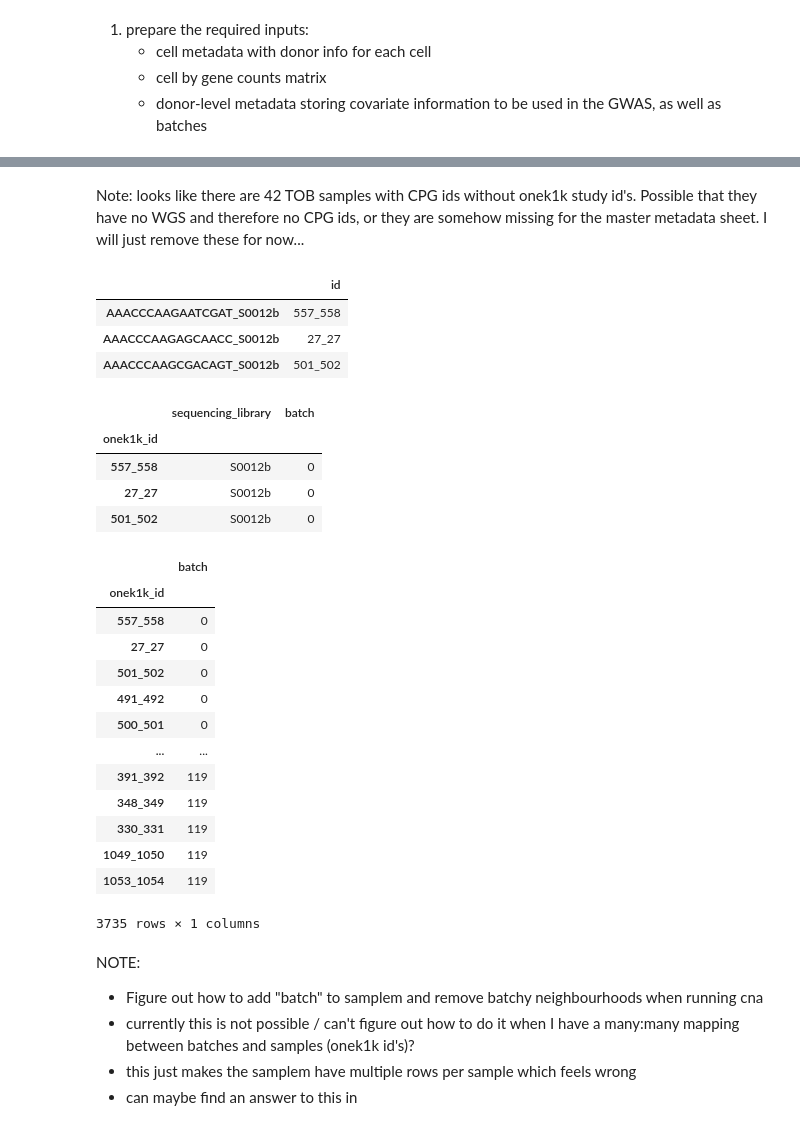
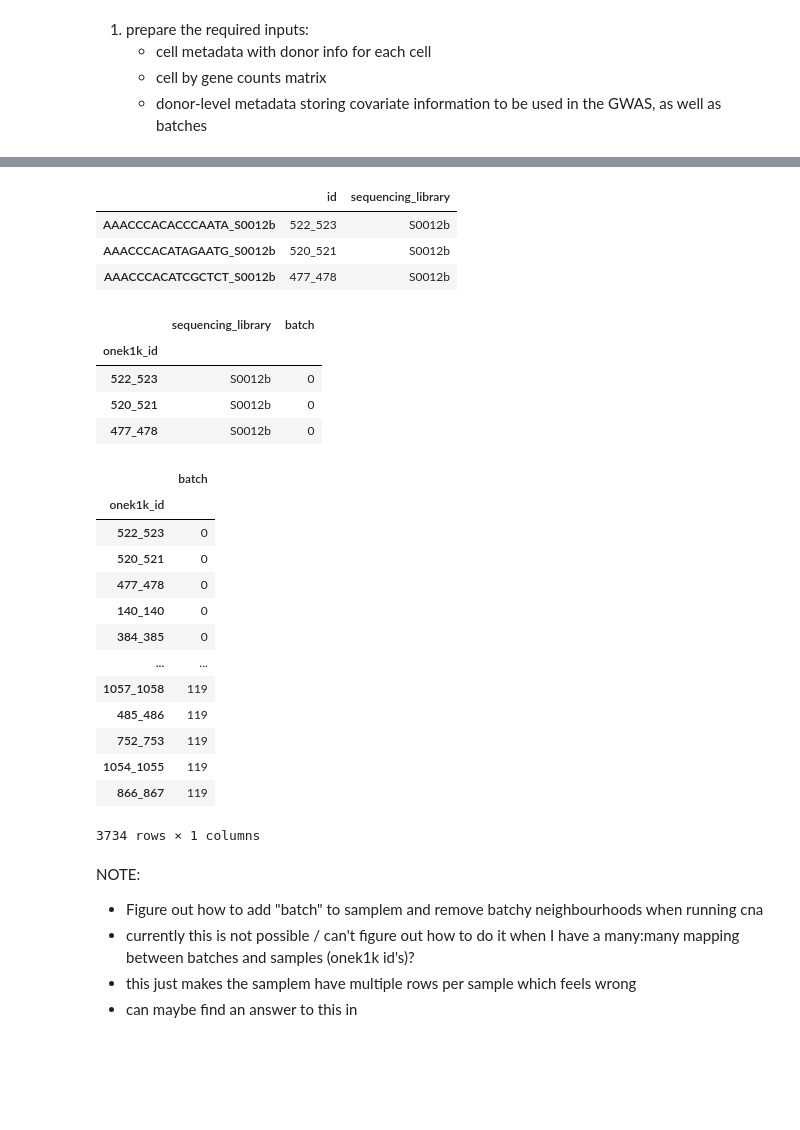
Before and after one commit to powellgenomicslab/tenk10k_phase1, a Jupyter notebook: cell_state_abundance_qtl/01_data_prep.ipynb, the cells around one changed output, grey strips where cells are left out. Cells and saved outputs as stored; diff of their text form; code cells hidden in the pictures; blank space fills up the shorter version.

```diff
--- a/cell_state_abundance_qtl/01_data_prep.ipynb
+++ b/cell_state_abundance_qtl/01_data_prep.ipynb
@@ -15,6 +15,11 @@ np.random.seed(0)
 outdir = (
     "/directflow/SCCGGroupShare/projects/blabow/tenk10k_phase1/data_processing/csa_qtl"
 )
+
+# filter just NK cells for the practice run, these had 3 significant loci identified in the GeNA paper
+celltype = (
+    "NK"
+)
 # %% [markdown]
 1. prepare the required inputs:
     * cell metadata with donor info for each cell
@@ -24,12 +29,14 @@ outdir = (
 # read in the latest tenk cohort
 adata = sc.read(
     "/directflow/SCCGGroupShare/projects/blabow/tenk10k_phase1/data_processing/scanpy/output/integrated_objects/240_libraries/240_libraries_concatenated_harmony_leiden_filtered_reanalysed.h5ad",
-    backed='r'
+    cache=True
 )
-# NOTE: reading in backed mode is 100x faster although I can't modify the object
+# NOTE: reading in backed mode is 100x faster although I can't modify the object, also uses way less memory
+#           although it makes some things much slower or impossible
 # NOTE: can also try out "caching" the h5ad for faster read times as well??
-
-## Currently we have only TOB genotypes available on brenner
-# filter for just TOB to do a practice run
-adata = adata[adata.obs["cohort"] == "TOB"]
-### ^^ Remove this when I want to do analysis for Bioheart
+# %%
+## Currently we have only TOB genotypes available on brenner
+# filter for just TOB to do a practice run, get just NK cells
+adata = adata[(adata.obs["cohort"] == "TOB") & (adata.obs["wg2_scpred_prediction"] == celltype)]
+### ^^ Remove this when I want to do analysis for Bioheart
+adata
@@ -44,16 +59,17 @@ with pd.option_context('display.max_columns', None):
-# %% [markdown]
-Note: looks like there are 42 TOB samples with CPG ids without onek1k study id's. Possible that they have no WGS and therefore no CPG ids, or they are somehow missing for the master metadata sheet. I will just remove these for now...
 # %%
-cell_meta = adata.obs[["onek1k_id"]].set_index(adata.obs.index).rename(columns={"onek1k_id": "id"})
+cell_meta = adata.obs[["onek1k_id", "sequencing_library"]].set_index(adata.obs.index).rename(columns={"onek1k_id": "id"})
 cell_meta.to_csv(f"{outdir}/data/cell_meta.csv")
 display(cell_meta.head(3))
 # %% [output]
-|  | id |
-| AAACCCAAGAATCGAT_S0012b | 557_558 |
-| AAACCCAAGAGCAACC_S0012b | 27_27 |
-| AAACCCAAGCGACAGT_S0012b | 501_502 |
+|  | id | sequencing_library |
+| AAACCCACACCCAATA_S0012b | 522_523 | S0012b |
+| AAACCCACATAGAATG_S0012b | 520_521 | S0012b |
+| AAACCCACATCGCTCT_S0012b | 477_478 | S0012b |
 # %%
 # get seq library to cpg id mapping - use this to remove batchy neighbourhoods later on
+# I recode the sequencing library to numeric categories so it can go in samplem
+# TODO: still need to figure out how to handle the fact that each sample is in multiple "batches"
+
 sequencing_library_mapping = adata.obs[
     ["onek1k_id", "sequencing_library"]
 ].drop_duplicates()
@@ -70,23 +86,23 @@ sequencing_library_mapping.to_csv(f"{outdir}/data/sequencing_library_mapping.csv
 # %% [output]
 |  | sequencing_library | batch |
 | onek1k_id |  |  |
-| 557_558 | S0012b | 0 |
-| 27_27 | S0012b | 0 |
-| 501_502 | S0012b | 0 |
+| 522_523 | S0012b | 0 |
+| 520_521 | S0012b | 0 |
+| 477_478 | S0012b | 0 |
 |  | batch |
 | onek1k_id |  |
-| 557_558 | 0 |
-| 27_27 | 0 |
-| 501_502 | 0 |
-| 491_492 | 0 |
-| 500_501 | 0 |
+| 522_523 | 0 |
+| 520_521 | 0 |
+| 477_478 | 0 |
+| 140_140 | 0 |
+| 384_385 | 0 |
 | ... | ... |
-| 391_392 | 119 |
-| 348_349 | 119 |
-| 330_331 | 119 |
-| 1049_1050 | 119 |
-| 1053_1054 | 119 |
+| 1057_1058 | 119 |
+| 485_486 | 119 |
+| 752_753 | 119 |
+| 1054_1055 | 119 |
+| 866_867 | 119 |
-3735 rows × 1 columns
+3734 rows × 1 columns
 # %% [markdown]
  NOTE:
  * Figure out how to add "batch" to samplem and remove batchy neighbourhoods when running cna
```
Also changed, not shown: parts of 30 cells of this notebook, 8 other files.
